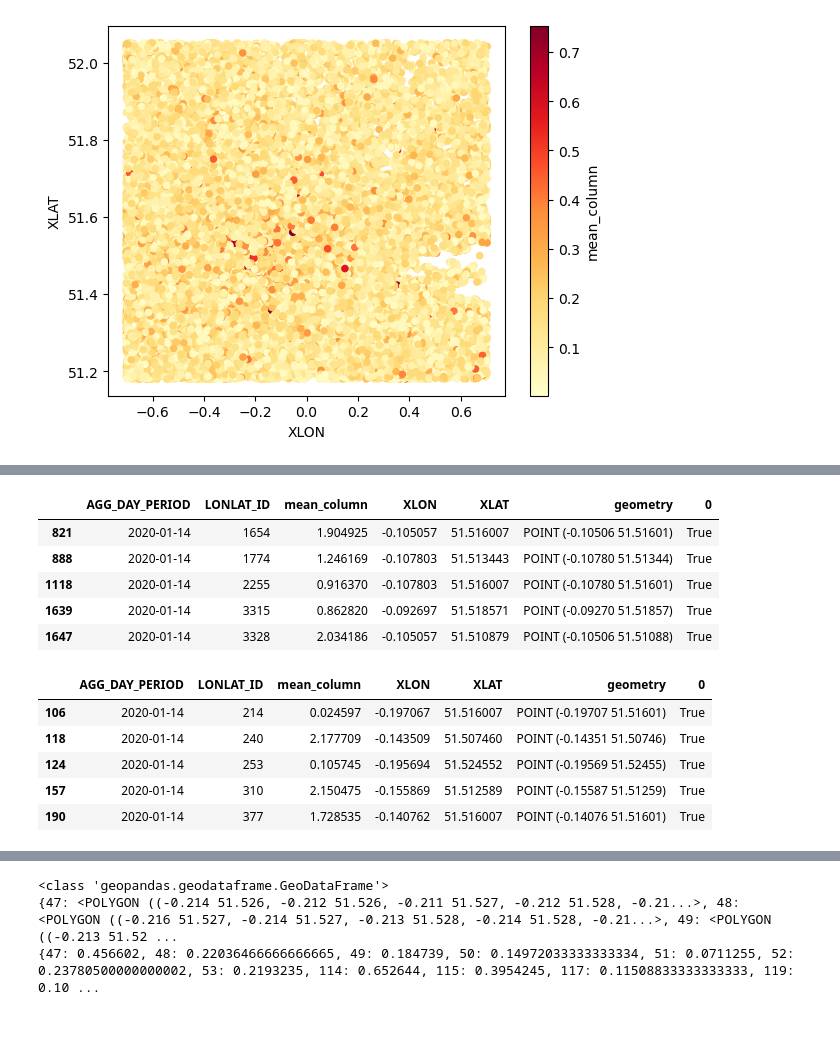
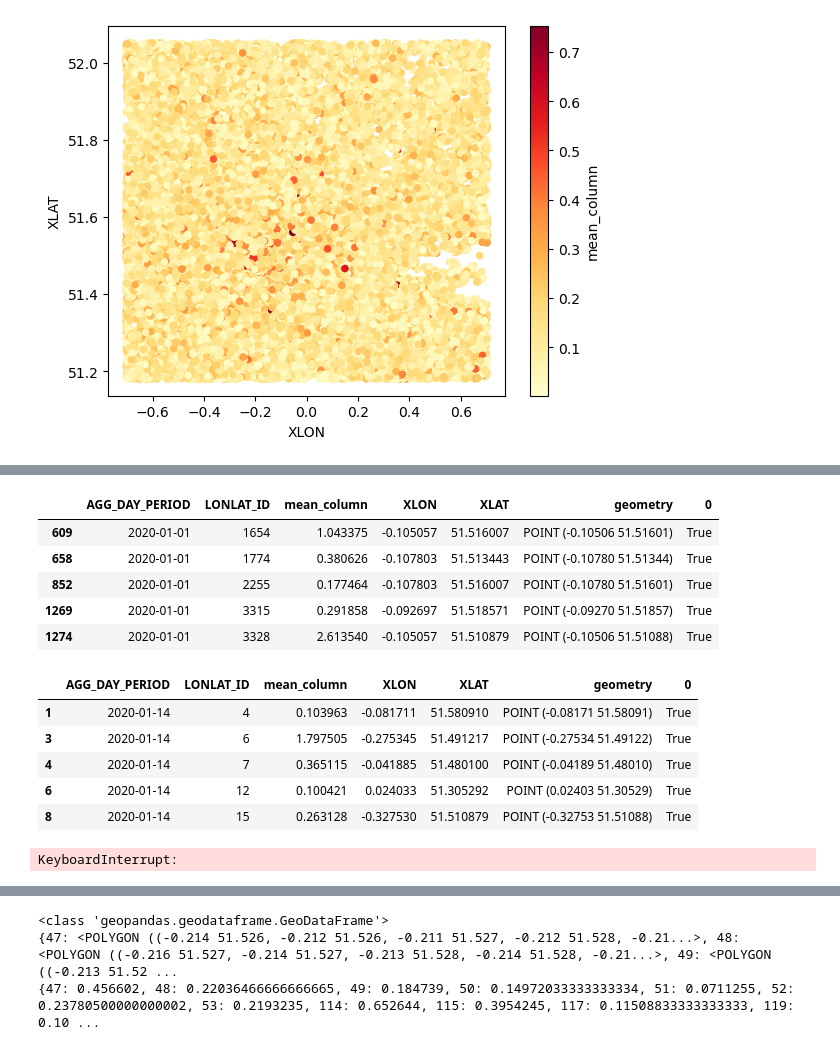
Before and after one commit to Felioxx/Mobile-ity-Scope, a Jupyter notebook: first_steps_python/first_steps.ipynb, the cells around one changed output, grey strips where cells are left out. Saved outputs shown, nothing was run; the diff lists cells and outputs as text; code cells hidden in the pictures.

Commit message:
Extension of heatmap to full London area

```diff
--- a/first_steps_python/first_steps.ipynb
+++ b/first_steps_python/first_steps.ipynb
@@ -115,10 +115,11 @@ place_name = "City of London, England, UK"
 area = ox.geocode_to_gdf(place_name)
 
 # Specify the area of interest
-westminster = "Westminster, England, UK"
+westminster = "London, England, UK"
 
 # Get place boundary related to the place name as a geodataframe
 westminster = ox.geocode_to_gdf(westminster)
+area
 westminster
 # %% [output]
 |  | geometry | bbox_north | bbox_south | bbox_east | bbox_west | place_id | osm_type | osm_id | lat | lon | ... |
@@ -139,6 +140,7 @@ movement_df4 = gpd.GeoDataFrame(
 )
 
 geom = area.loc[area['place_rank'] == 12, 'geometry'].iloc[0]
+geom
 movement_city_area = movement_df.intersects(geom)
 movement_city_area2 = movement_df2.intersects(geom)
 movement_city_area3 = movement_df3.intersects(geom)
@@ -151,40 +153,39 @@ movement_city = movement_city_merge.loc[movement_city_merge[0] == True]
 movement_city2 = movement_city_merge2.loc[movement_city_merge2[0] == True]
 movement_city3 = movement_city_merge3.loc[movement_city_merge3[0] == True]
 movement_city4 = movement_city_merge4.loc[movement_city_merge4[0] == True]
-#movement_city
-#movement_city2
-movement_city4.head()
+
+movement_city.head()
 # %% [output]
 |  | AGG_DAY_PERIOD | LONLAT_ID | mean_column | XLON | XLAT | geometry | 0 |
-| 821 | 2020-01-14 | 1654 | 1.904925 | -0.105057 | 51.516007 | POINT (-0.10506 51.51601) | True |
-| 888 | 2020-01-14 | 1774 | 1.246169 | -0.107803 | 51.513443 | POINT (-0.10780 51.51344) | True |
-| 1118 | 2020-01-14 | 2255 | 0.916370 | -0.107803 | 51.516007 | POINT (-0.10780 51.51601) | True |
-| 1639 | 2020-01-14 | 3315 | 0.862820 | -0.092697 | 51.518571 | POINT (-0.09270 51.51857) | True |
-| 1647 | 2020-01-14 | 3328 | 2.034186 | -0.105057 | 51.510879 | POINT (-0.10506 51.51088) | True |
+| 609 | 2020-01-01 | 1654 | 1.043375 | -0.105057 | 51.516007 | POINT (-0.10506 51.51601) | True |
+| 658 | 2020-01-01 | 1774 | 0.380626 | -0.107803 | 51.513443 | POINT (-0.10780 51.51344) | True |
+| 852 | 2020-01-01 | 2255 | 0.177464 | -0.107803 | 51.516007 | POINT (-0.10780 51.51601) | True |
+| 1269 | 2020-01-01 | 3315 | 0.291858 | -0.092697 | 51.518571 | POINT (-0.09270 51.51857) | True |
+| 1274 | 2020-01-01 | 3328 | 2.613540 | -0.105057 | 51.510879 | POINT (-0.10506 51.51088) | True |
 # %%
-geom_west = westminster.loc[westminster['place_rank'] == 16, 'geometry'].iloc[0]
+geom_west = westminster.loc[westminster['place_rank'] == 25, 'geometry'].iloc[0]
 movement_west = movement_df.intersects(geom_west)
 movement_west2 = movement_df2.intersects(geom_west)
 movement_west3 = movement_df3.intersects(geom_west)
 movement_west4 = movement_df4.intersects(geom_west)
 movement_west_merge = movement_df.merge(movement_west.to_frame(), left_index=True, right_index=True)
 movement_west_merge2 = movement_df2.merge(movement_west2.to_frame(), left_index=True, right_index=True)
 movement_west_merge3 = movement_df3.merge(movement_west3.to_frame(), left_index=True, right_index=True)
 movement_west_merge4 = movement_df4.merge(movement_west4.to_frame(), left_index=True, right_index=True)
 movement_west = movement_west_merge.loc[movement_west_merge[0] == True]
 movement_west2 = movement_west_merge2.loc[movement_west_merge2[0] == True]
 movement_west3 = movement_west_merge3.loc[movement_west_merge3[0] == True]
 movement_west4 = movement_west_merge4.loc[movement_west_merge4[0] == True]
 #movement_west
 #movement_west2
 movement_west4.head()
 # %% [output]
 |  | AGG_DAY_PERIOD | LONLAT_ID | mean_column | XLON | XLAT | geometry | 0 |
-| 106 | 2020-01-14 | 214 | 0.024597 | -0.197067 | 51.516007 | POINT (-0.19707 51.51601) | True |
-| 118 | 2020-01-14 | 240 | 2.177709 | -0.143509 | 51.507460 | POINT (-0.14351 51.50746) | True |
-| 124 | 2020-01-14 | 253 | 0.105745 | -0.195694 | 51.524552 | POINT (-0.19569 51.52455) | True |
-| 157 | 2020-01-14 | 310 | 2.150475 | -0.155869 | 51.512589 | POINT (-0.15587 51.51259) | True |
-| 190 | 2020-01-14 | 377 | 1.728535 | -0.140762 | 51.516007 | POINT (-0.14076 51.51601) | True |
+| 1 | 2020-01-14 | 4 | 0.103963 | -0.081711 | 51.580910 | POINT (-0.08171 51.58091) | True |
+| 3 | 2020-01-14 | 6 | 1.797505 | -0.275345 | 51.491217 | POINT (-0.27534 51.49122) | True |
+| 4 | 2020-01-14 | 7 | 0.365115 | -0.041885 | 51.480100 | POINT (-0.04189 51.48010) | True |
+| 6 | 2020-01-14 | 12 | 0.100421 | 0.024033 | 51.305292 | POINT (0.02403 51.30529) | True |
+| 8 | 2020-01-14 | 15 | 0.263128 | -0.327530 | 51.510879 | POINT (-0.32753 51.51088) | True |
 # %%
 center = (51.51788, -0.07902)
 map = Map(center=center, zoom=12)
@@ -243,6 +244,8 @@ geo_data_mov_west4 = GeoData(geo_dataframe = movement_west4,
                    hover_style={'fillColor': 'red' , 'fillOpacity': 0.2},
                    name = 'Movement West')
 map.add(geo_data_mov_west4)
+# %% [output]
+KeyboardInterrupt:
 # %%
 movement_city_west = pd.concat([movement_city, movement_west])
 movement_city_west_df = gpd.GeoDataFrame(movement_city_west)
```
Also changed, not shown: parts of 4 cells of this notebook, 4 other files.
